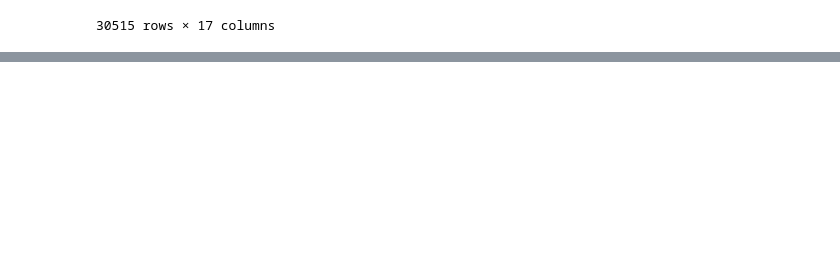
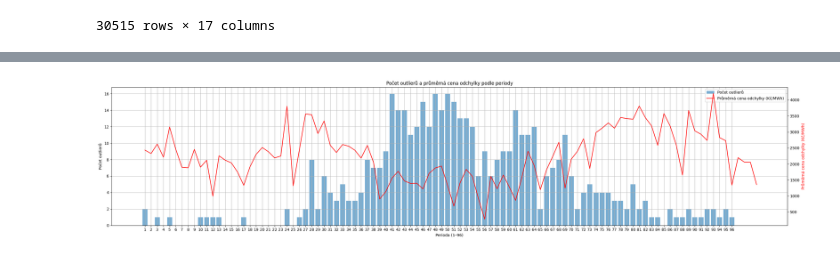
Before and after one commit to diezal/OTE_data, a Jupyter notebook: odchylky_jupyter.ipynb, the cells around one changed output, grey strips where cells are left out. Drawn from its saved outputs; the diff is of its cells as text; code cells hidden in the pictures; blank space fills up the shorter version.

```diff
--- a/odchylky_jupyter.ipynb
+++ b/odchylky_jupyter.ipynb
@@ -62,0 +217,43 @@ fsf = "sss"
+# %%
+import matplotlib.pyplot as plt
+import pandas as pd
+
+# 1. Filtrujeme outliery podle definice (>60 nebo <-60 MWh)
+outlier_mask = (df_odchylky['Systémová odchylka (MWh)'] > 60) | \
+               (df_odchylky['Systémová odchylka (MWh)'] < -60)
+outliers = df_odchylky[outlier_mask]
+
+# 2. Počet outlierů podle periody
+outlier_counts = outliers['Perioda'].value_counts().sort_index()
+
+# 3. Průměrná cena odchylky podle periody (z celého datasetu)
+avg_price_by_period = df_odchylky.groupby('Perioda')['Zúčtovací cena odchylky\n(Kč/MWh)'].mean()
+
+
+# 4. Vykreslení kombinovaného grafu
+fig, ax1 = plt.subplots(figsize=(26, 6))
+
+# Sloupcový graf – počet outlierů
+ax1.bar(outlier_counts.index, outlier_counts.values, label='Počet outlierů', alpha=0.6)
+ax1.set_xlabel('Perioda (1–96)')
+ax1.set_ylabel('Počet outlierů')
+ax1.set_title('Počet outlierů a průměrná cena odchylky podle periody')
+ax1.grid(True)
+
+# Osa X – zajistí zobrazení všech periody
+ax1.set_xticks(range(1, 97))
+
+# Druhá osa Y – průměrná cena
+ax2 = ax1.twinx()
+ax2.plot(avg_price_by_period.index, avg_price_by_period.values, color='red', label='Průměrná cena odchylky (Kč/MWh)')
+ax2.set_ylabel('Průměrná cena odchylky (Kč/MWh)', color='red')
+
+# Spojení legend z obou os
+lines_1, labels_1 = ax1.get_legend_handles_labels()
+lines_2, labels_2 = ax2.get_legend_handles_labels()
+ax1.legend(lines_1 + lines_2, labels_1 + labels_2, loc='upper right')
+
+plt.tight_layout()
+plt.show()
+# %% [output]
+[figure, added]
```
Also changed, not shown: parts of 5 cells of this notebook, 1 other file.
